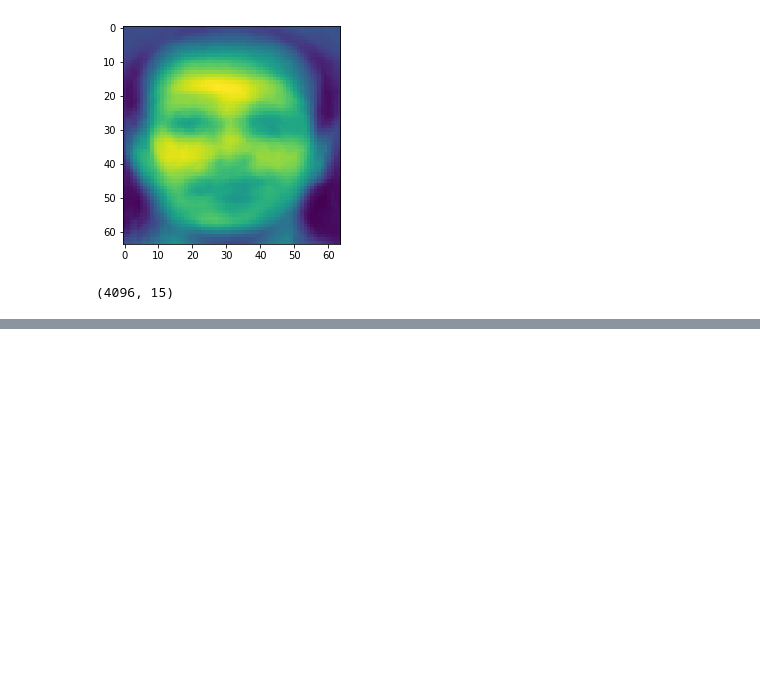
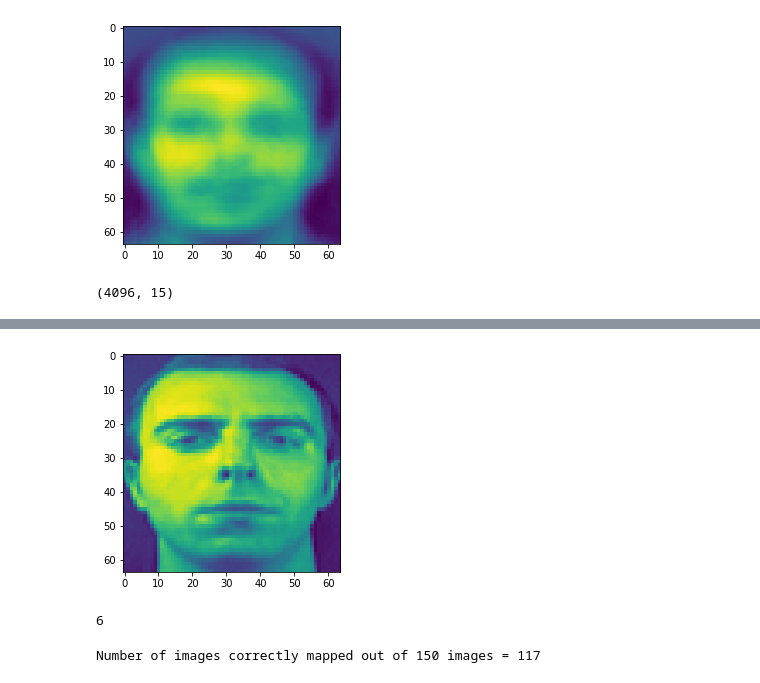
Before and after one commit to Kamesh-K/CH5019-Project, a Jupyter notebook: Question_1/Question_1_AllImages.ipynb, the cells around one changed output, grey strips where cells are left out. Cells and saved outputs as stored; diff of their text form; code cells hidden in the pictures; blank space fills up the shorter version.

Commit message:
Adding code with score - 117/150

```diff
--- a/Question_1/Question_1_AllImages.ipynb
+++ b/Question_1/Question_1_AllImages.ipynb
@@ -11,6 +11,8 @@ data_wd = pwd+"/Dataset_Question1/"
 batch_size = 10
 total_people = 15
 total_images = batch_size*total_people
+d1 = 64
+d2 = 64
 F = np.zeros((d1, d2, total_images))
 for batch in range(total_people):
     os.chdir(data_wd+str(batch+1))
@@ -43,6 +45,7 @@ u, s, vh = np.linalg.svd(A, full_matrices=True)
 U_selected = u
 # %%
 def show_fig(image):
+    plt.figure()
     plt.imshow(np.reshape(image,(d1,d2)))
 # %%
 # Having a look at the average face
@@ -75,7 +102,17 @@ test_image = np.reshape(test_image,(d1*d2))
+# %%
+show_fig(F[:,84])
+# %% [output]
+[figure, added]
 # %%
+test_image = (F[:,1])
+#show_fig(test_image)
+test_image = np.reshape(test_image,(d1*d2))
 test_x = np.dot(U_selected,test_image-F_average)
 err_arr = []
 for people in range(total_people):
     error = np.linalg.norm(test_x-X[:,people])
     err_arr.append(error)
 Identity = err_arr.index(min(err_arr)) + 1
+print(Identity)
+# %% [output]
+6
@@ -81,0 +124,6 @@ Identity = err_arr.index(min(err_arr)) + 1
+# %%
+Score = np.equal(Predictions,Result)
+Score = np.sum(Score)
+print("Number of images correctly mapped out of 150 images = {}".format(Score))
+# %% [output]
+Number of images correctly mapped out of 150 images = 117
```
Also changed, not shown: parts of 3 cells of this notebook.
